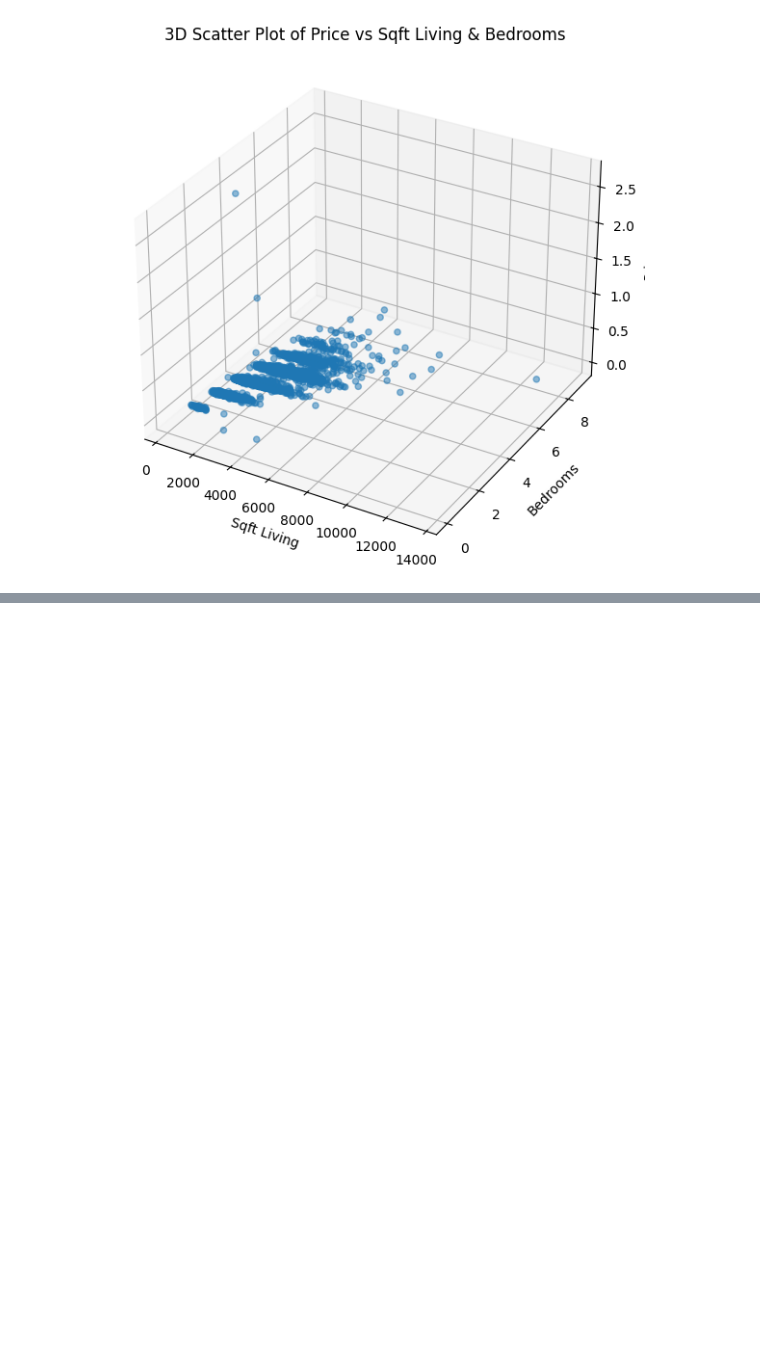
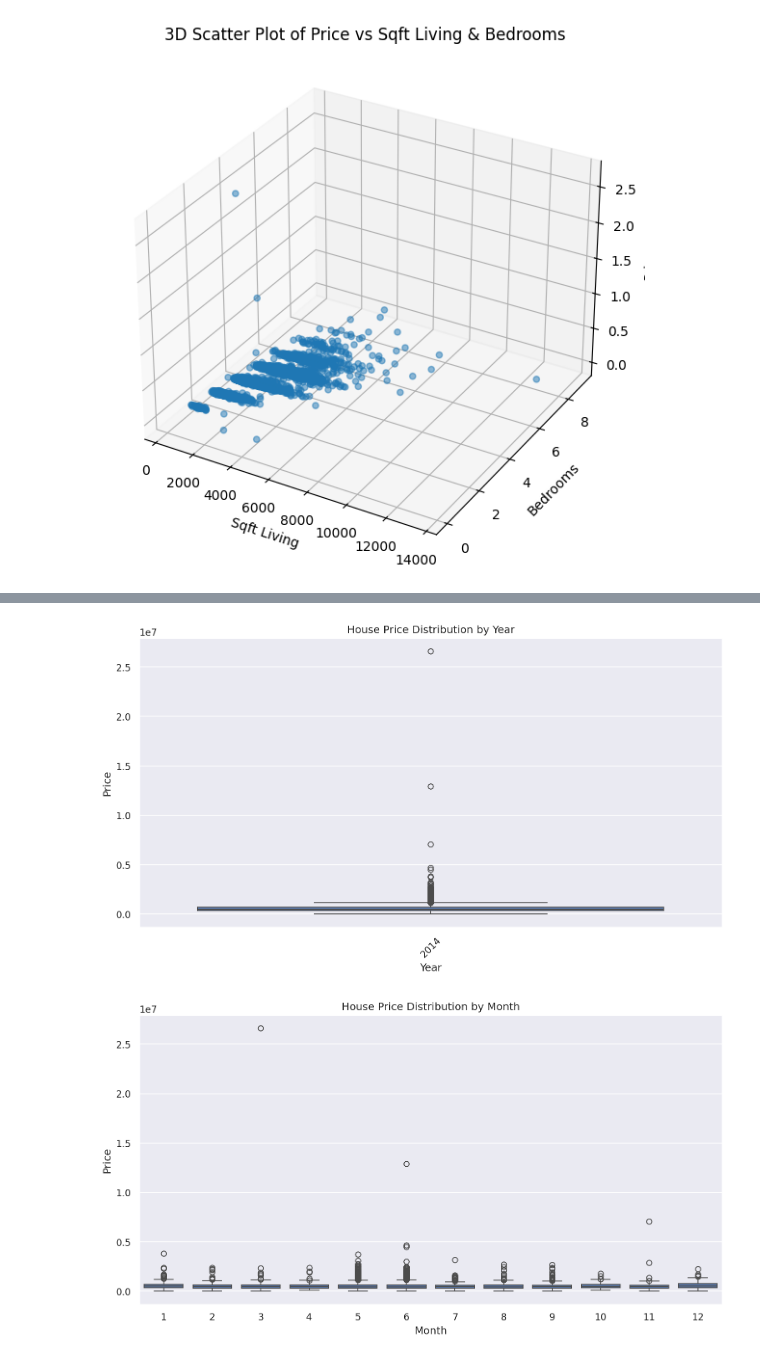
Before and after one commit to snehanshuchk/EDA-Theory-, a Jupyter notebook: 21BDS0313.ipynb, the cells around one changed output, grey strips where cells are left out. Cells and saved outputs as stored; diff of their text form; code cells hidden in the pictures; blank space fills up the shorter version.

```diff
--- a/21BDS0313.ipynb
+++ b/21BDS0313.ipynb
@@ -453,0 +535,27 @@ plt.show()
+# %%
+# ------------------------------------------------------------------------------
+# 4. Grouping Data: Box Plots by Year and Month
+# ------------------------------------------------------------------------------
+
+df['Year'] = df.index.year
+df['Month'] = df.index.month
+
+# Box plot by Year
+plt.figure()
+sns.boxplot(x='Year', y='price', data=df)
+plt.title("House Price Distribution by Year")
+plt.xlabel("Year")
+plt.ylabel("Price")
+plt.xticks(rotation=45)
+plt.show()
+
+# Box plot by Month
+plt.figure()
+sns.boxplot(x='Month', y='price', data=df)
+plt.title("House Price Distribution by Month")
+plt.xlabel("Month")
+plt.ylabel("Price")
+plt.show()
+# %% [output]
+[figure, added]
+[figure, added]
```
Also changed, not shown: parts of 7 cells of this notebook.
